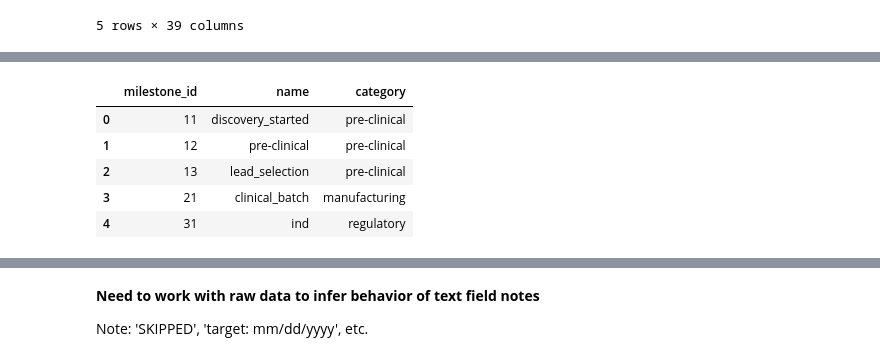
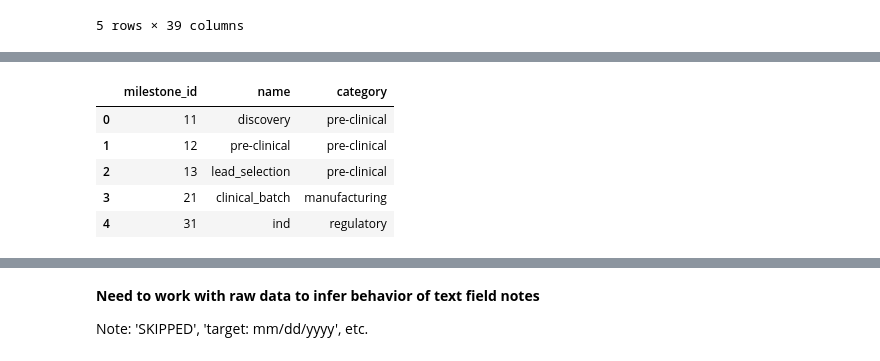
Before and after one commit to c19-rnd-dashboard/py-api-vac-rnd-dash, a Jupyter notebook: data/vaccines/Clean HelpWithCovid Vaccines.ipynb, the cells around one changed output, grey strips where cells are left out. Saved outputs shown, nothing was run; the diff lists cells and outputs as text; code cells hidden in the pictures.

Commit message:
ENH: refactored factory data.  Cleaned transforms a bit

```diff
--- a/data/vaccines/Clean HelpWithCovid Vaccines.ipynb
+++ b/data/vaccines/Clean HelpWithCovid Vaccines.ipynb
@@ -614,7 +614,69 @@ Index(['Source?', 'Product Name - Preferred', 'Product Name - Chemical',
 milestones = (
     {
         'milestone_id': 11,
-        'name': 'discovery_started',
+        'name': 'discovery',
+        'category': 'pre-clinical',
+    },
+    {
+        'milestone_id': 12,
+        'name': 'pre-clinical',
+        'category': 'pre-clinical',
+    },
+    {
+        'milestone_id': 13,
+        'name': 'lead_selection',
+        'category': 'pre-clinical'
+    },
+    {
+        'milestone_id': 21,
+        'name': 'clinical_batch',
+        'category': 'manufacturing',
+    },
+    {
+        'milestone_id': 31,
+        'name': 'ind',
+        'category': 'regulatory',
+    },
+    {
+        'milestone_id': 41,
+        'name': 'phase_1',
+        'category': 'clinical_development',
+    },
+    {
+        'milestone_id': 42,
+        'name': 'phase_2',
+        'category': 'clinical_development',
+    },
+    {
+        'milestone_id': 43,
+        'name': 'phase_3',
+        'category': 'clinical_development',
+    },
+    {
+        'milestone_id': 44,
+        'name': 'phase_4',
+        'category': 'clinical_development',
+    },
+    {
+        'milestone_id': 51,
+        'name': 'nda',
+        'category': 'regulatory',
+    },
+    {
+        'milestone_id': 61,
+        'name': 'complete',
+        'category': 'completion',
+    },
+    {
+        'milestone_id': 62,
+        'name': 'approved',
+        'category': 'completion',
+    },
+)# Load factory milestones
+milestones = (
+    {
+        'milestone_id': 11,
+        'name': 'discovery',
         'category': 'pre-clinical',
     },
     {
@@ -651,34 +713,37 @@ milestones = (
         'milestone_id': 43,
         'name': 'phase_3',
         'category': 'clinical_development',
     },
     {
         'milestone_id': 44,
         'name': 'phase_4',
         'category': 'clinical_development',
     },
     {
         'milestone_id': 51,
         'name': 'nda',
         'category': 'regulatory',
     },
     {
         'milestone_id': 61,
         'name': 'complete',
         'category': 'completion',
     },
     {
         'milestone_id': 62,
         'name': 'approved',
         'category': 'completion',
     },
 )
 
 fms = pd.DataFrame(milestones)
 fms.head()
+
+fms = pd.DataFrame(milestones)
+fms.head()
 # %% [output]
 |  | milestone_id | name | category |
-| 0 | 11 | discovery_started | pre-clinical |
+| 0 | 11 | discovery | pre-clinical |
 | 1 | 12 | pre-clinical | pre-clinical |
 | 2 | 13 | lead_selection | pre-clinical |
 | 3 | 21 | clinical_batch | manufacturing |
```
Also changed, not shown: parts of 5 cells of this notebook, 9 other files.
